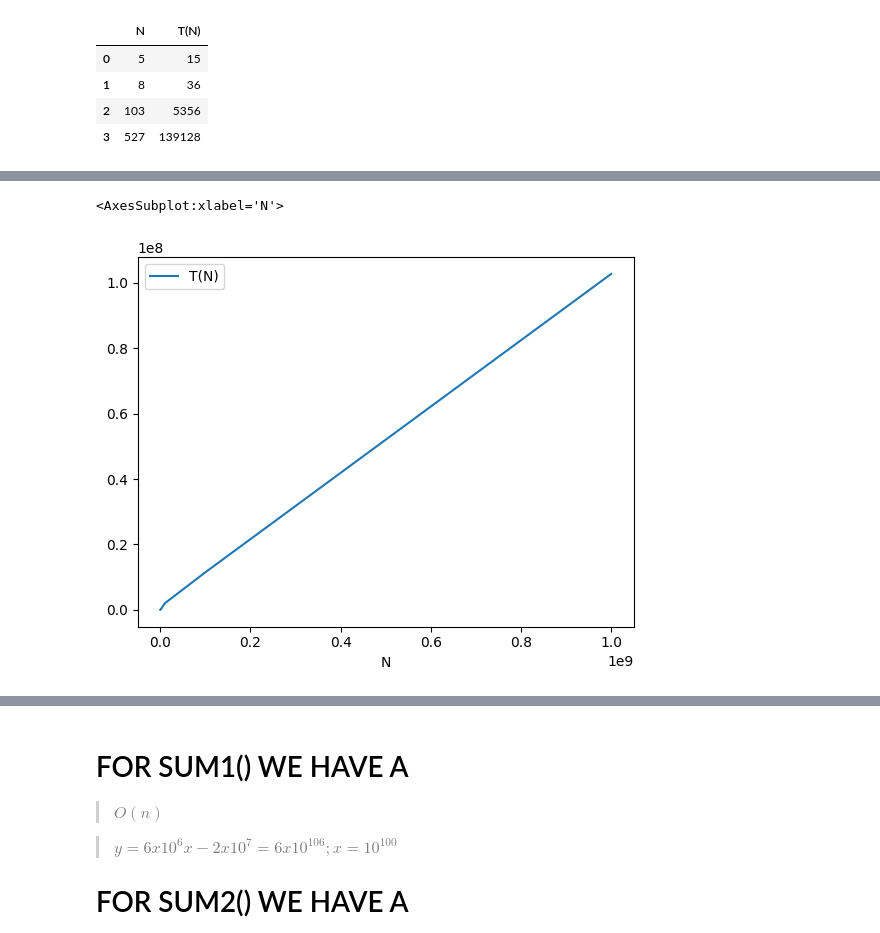
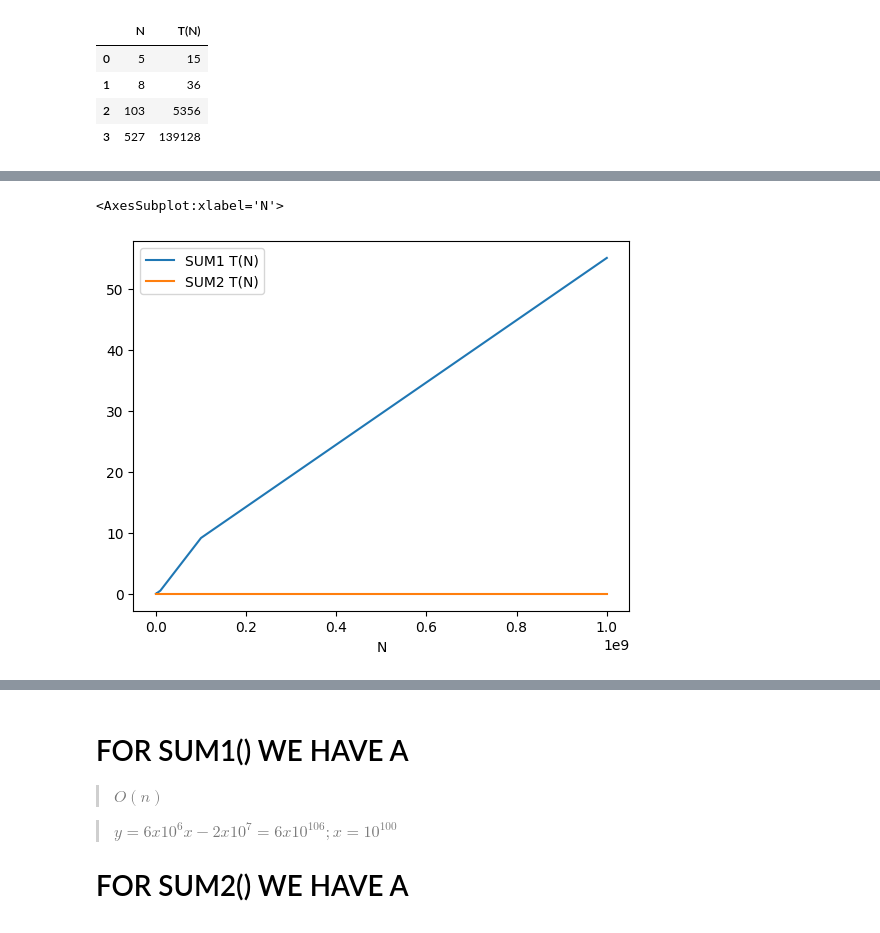
Before and after one commit to juanfranciscocis/Data-Structures, a Jupyter notebook: homework_1/hw1.ipynb, the cells around one changed output, grey strips where cells are left out. Saved outputs shown, nothing was run; the diff lists cells and outputs as text; code cells hidden in the pictures.

```diff
--- a/homework_1/hw1.ipynb
+++ b/homework_1/hw1.ipynb
@@ -130,20 +148,23 @@ def sum2(n):
 # %%
+#CREATE A LIST WITH THE NUMBERS WE ARE GOING TO RUN THE FUNCTIONS
 N = [5, 8, 103,527]
+
+#RUN THE FUNCTION FOR EACH ELEMENT IN N AND ADD IT TO A RESULTS LIST
 results1 = [sum1(n) for n in N]
 results2 = [sum2(n) for n in N]
-print(results1)
-print(results2)
+print(results1, '    (RESULTS FOR SUM1)')
+print(results2, '    (RESULTS FOR SUM2)')
 
-listResults1 =[]
-listResults2 =[]
-for i in range(len(results1)):
-    listResults1.append(results1[i][1])
-    listResults2.append(results1[i][1])
-print(listResults1)
-print(listResults1)
+#GETTING ONLY THE RESULTS FROM THE FUNCTION, NOT THE TIME
+results1Show = []
+results2Show = []
+for i in range(len(N)):
+    results1Show.append(results1[i][0])
+    results2Show.append(results2[i][0])
 
-dfResults1 = pd.DataFrame(zip(N, listResults1))
+#DEFINE A DATAFRAME TO SHOW THE NUMBER RESULTS FOR EACH FUNCTION
+dfResults1 = pd.DataFrame(zip(N, results1Show))
 dfResults1.columns = ['N', 'T(N)']
-dfResults2 = pd.DataFrame(zip(N, listResults2))
+dfResults2 = pd.DataFrame(zip(N, results2Show))
 dfResults2.columns = ['N', 'T(N)']
 # %% [output]
@@ -176,7 +229,8 @@ run_time2 = [sum2(n) for n in ntimes]
 # %%
+#GETTING ONLY THE TIME FROM THE RESULTS TO SHOW
 time1 = []
 time2 = []
-for i in range(len(run_time1)):
-    time1.append(run_time1[i][0])
-    time2.append(run_time2[i][0])
+for i in range(len(ntimes)):
+    time1.append(run_time1[i][1])
+    time2.append(run_time2[i][1])
 # %%
@@ -213,0 +273,4 @@ df2
+# %%
+df3 = pd.DataFrame(zip(ntimes,time1,time2))
+df3.columns = ['N', 'SUM1 T(N)', 'SUM2 T(N)']
+df3
@@ -214,5 +289,5 @@ df2
 # %%
-df1.plot(x='N', y='T(N)')
+df3.plot(x='N')
 # %% [output]
 <AxesSubplot:xlabel='N'>
-[figure, old version]
+[figure, new version]
```
Also changed, not shown: parts of 15 cells of this notebook.
